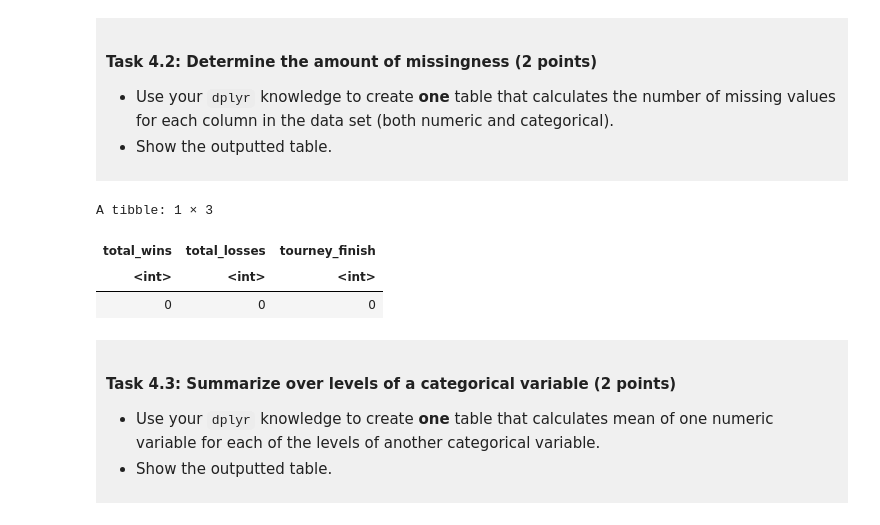
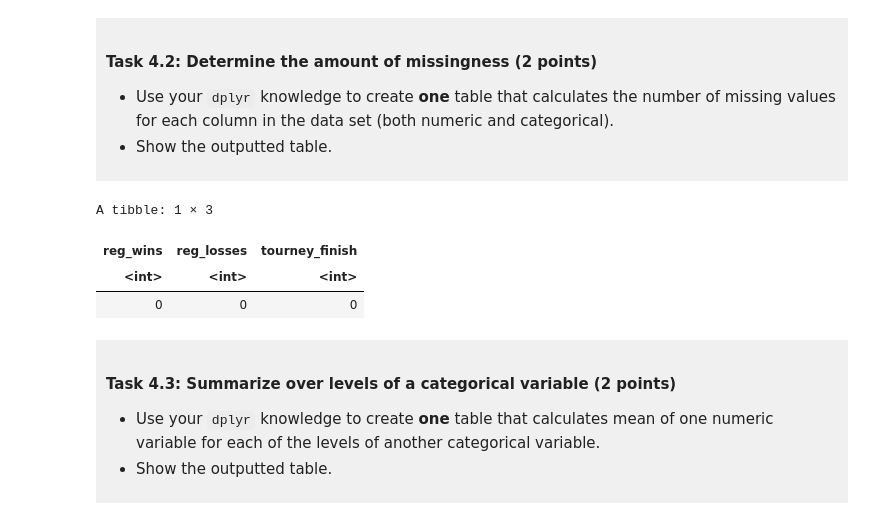
Before and after one commit to cliupatra/dsci-100-project-alexis-liu, a Jupyter notebook: dsci-100-project-notebook.ipynb, the cells around one changed output. Drawn from its saved outputs; the diff is of its cells as text; code cells hidden in the pictures.

```diff
--- a/dsci-100-project-notebook.ipynb
+++ b/dsci-100-project-notebook.ipynb
@@ -222,7 +222,7 @@ Produce a tidy data set that could be used to answer your research question usin
 # %%
 # keep only the predictor variables (total_wins, total_losses) and the response variable (tourney_finish)
 basketball_tidy <- basketball |>
-    select(total_wins, total_losses, tourney_finish)
+    select(reg_wins, reg_losses, tourney_finish)
 
 # tourney_finish is an ordered category, so turn it into a factor variable
 basketball_tidy <- basketball_tidy |>
@@ -301,11 +301,11 @@ A tibble: 1 × 6
 - Show the outputted table.
 </div>
 # %%
-missing_tbl <- summarize(basketball_tidy, across(total_wins:tourney_finish, ~sum(is.na(.))))
+missing_tbl <- summarize(basketball_tidy, across(reg_wins:tourney_finish, ~sum(is.na(.))))
 missing_tbl
 # %% [output]
 A tibble: 1 × 3
-| total_wins | total_losses | tourney_finish |
+| reg_wins | reg_losses | tourney_finish |
 | <int> | <int> | <int> |
 | 0 | 0 | 0 |
 # %% [markdown]
```
Also changed, not shown: parts of 6 cells of this notebook.
